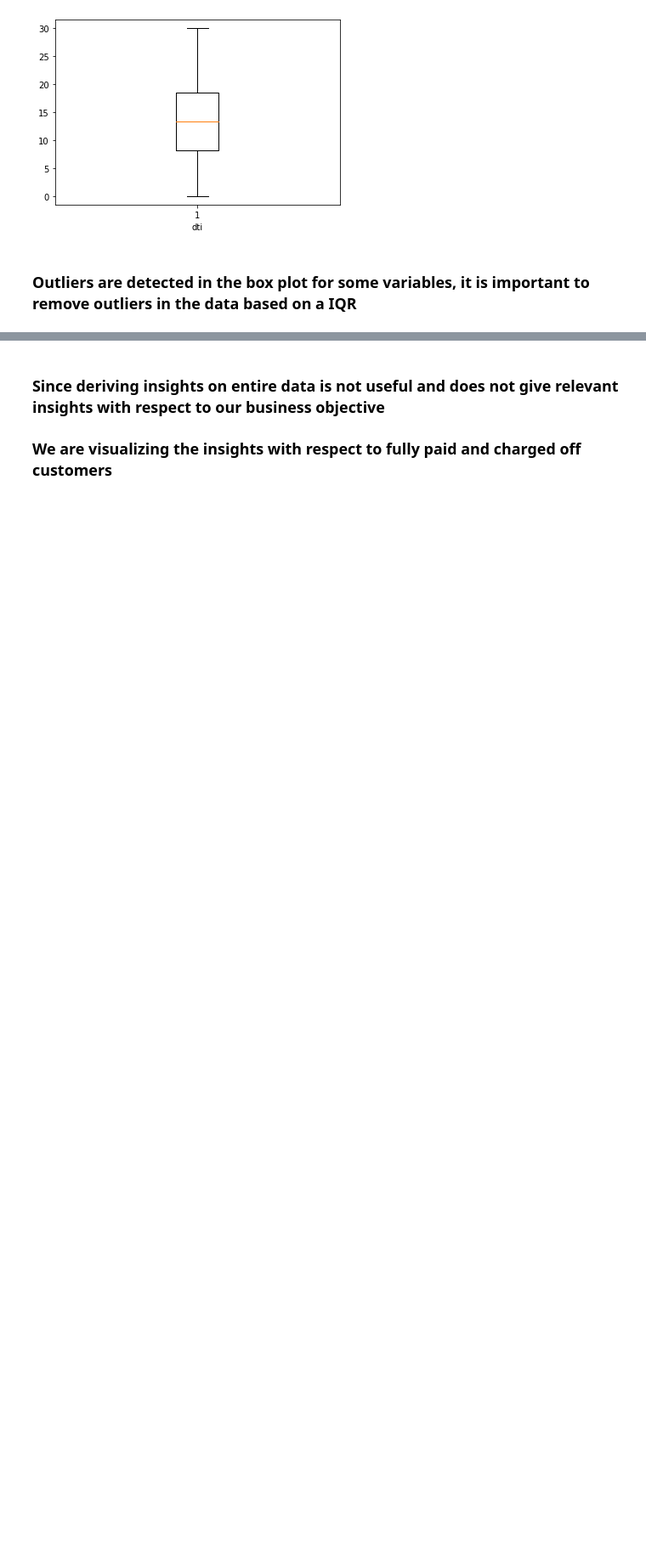
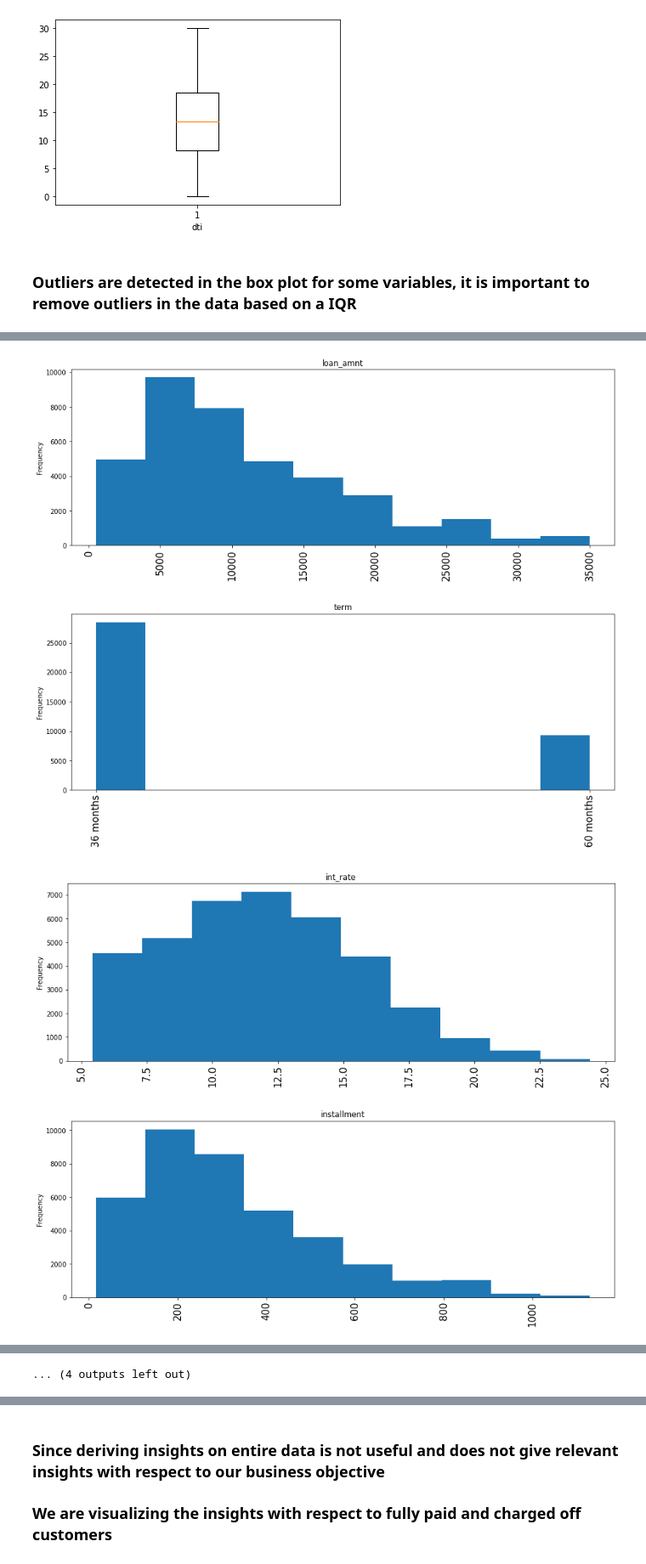
Before and after one commit to karthickchetti/LendingClubCaseStudy, a Jupyter notebook: Karthick_Chetti.ipynb, the cells around one changed output, grey strips where cells are left out. Shown at 85% size. Drawn from its saved outputs; the diff is of its cells as text; code cells hidden in the pictures; blank space fills up the shorter version.

```diff
--- a/Karthick_Chetti.ipynb
+++ b/Karthick_Chetti.ipynb
@@ -280,0 +292,16 @@ print(f"{removed_data_points} data points were removed because they were outlier
+# %%
+for col in lc_df.columns:
+    if col in ['loan_amnt', 'term', 'int_rate', 'installment', 'grade',
+       'sub_grade', 'home_ownership', 'emp_length', 'loan_status',
+       'annual_inc', 'verification_status', 'purpose', 'dti', 'open_acc', 'total_acc', 'delinq_2yrs',]:
+        plt.figure(figsize=(15,5))
+        plt.hist(lc_df[col])
+        plt.title(col)
+        plt.ylabel("Frequency")
+        plt.xticks(fontsize=15,rotation = 90)
+        plt.show()
+# %% [output]
+[figure, added]
+[figure, added]
+[figure, added]
+[figure, added]
@@ -280,0 +316 @@ print(f"{removed_data_points} data points were removed because they were outlier
+... (4 outputs left out)
```
Also changed, not shown: parts of 16 cells of this notebook.
